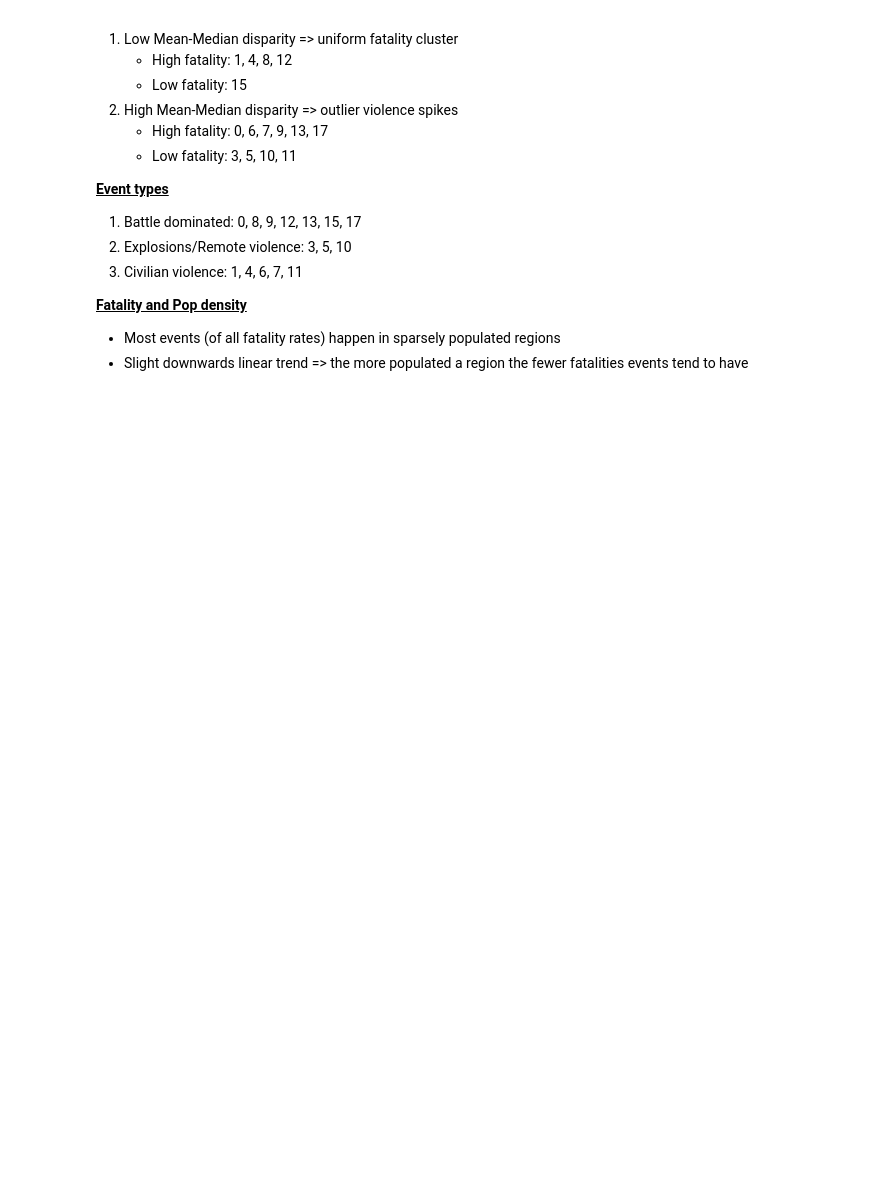
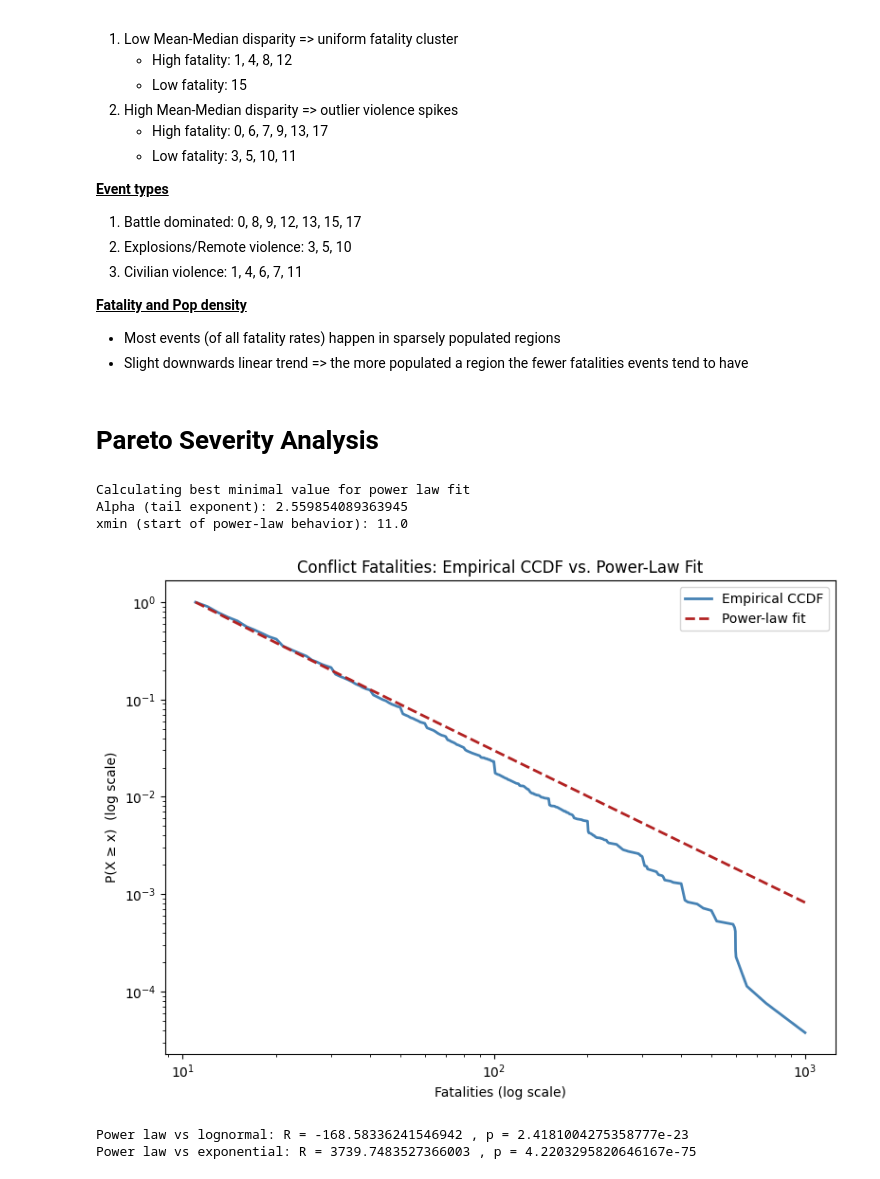
Before and after one commit to CoMa95/Armed-Conflict-Analytics, a Jupyter notebook: notebooks/04_clusterInsights_paretoFitting.ipynb, the cells around one changed output. Drawn from its saved outputs; the diff is of its cells as text; code cells hidden in the pictures; blank space fills up the shorter version.

Commit message:
Fit Pareto distribution.

```diff
--- a/notebooks/04_clusterInsights_paretoFitting.ipynb
+++ b/notebooks/04_clusterInsights_paretoFitting.ipynb
@@ -521,3 +523,57 @@ Smaller clusters (Clusters 16–47) represent rare, localized, or low-density co
 <ins>**Fatality and Pop density**</ins>
 - Most events (of all fatality rates) happen in sparsely populated regions
 - Slight downwards linear trend => the more populated a region the fewer fatalities events tend to have
+# %% [markdown]
+# Pareto Severity Analysis
+# %%
+# for the severity analysis, events with 0 fatalities will be excluded
+fatalities = df["fatalities"]
+fatalities = fatalities[fatalities > 0]
+# %%
+# fit the pareto / power-law model
+
+fit = powerlaw.Fit(fatalities, discrete=True)
+alpha = fit.power_law.alpha
+xmin  = fit.power_law.xmin
+
+print("Alpha (tail exponent):", alpha)
+print("xmin (start of power-law behavior):", xmin)
+# %% [output]
+Calculating best minimal value for power law fit
+Alpha (tail exponent): 2.559854089363945
+xmin (start of power-law behavior): 11.0
+# %%
+# create CCDF plots for empirical data and fitted power-law
+
+# create a single axis to superimpose both plots
+fig, ax = plt.subplots(figsize=(8,6))
+
+# plot empirical CCDF on this axis
+fit.plot_ccdf(ax=ax, color='steelblue', linewidth=2, label='Empirical CCDF')
+
+# plot fitted power-law CCDF on the same axis
+fit.power_law.plot_ccdf(ax=ax, color='firebrick', linestyle='--', linewidth=2, label='Power-law fit')
+
+# set to log scale
+ax.set_xscale('log')
+ax.set_yscale('log')
+
+# labels and title
+ax.set_xlabel("Fatalities (log scale)")
+ax.set_ylabel("P(X ≥ x)  (log scale)")
+ax.set_title("Conflict Fatalities: Empirical CCDF vs. Power-Law Fit")
+
+ax.legend()
+plt.tight_layout()
+plt.show()
+# %% [output]
+[figure, added]
+# %%
+R, p = fit.distribution_compare('power_law', 'lognormal')
+print("Power law vs lognormal: R =", R, ", p =", p)
+
+R2, p2 = fit.distribution_compare('power_law', 'exponential')
+print("Power law vs exponential: R =", R2, ", p =", p2)
+# %% [output]
+Power law vs lognormal: R = -168.58336241546942 , p = 2.4181004275358777e-23
+Power law vs exponential: R = 3739.7483527366003 , p = 4.2203295820646167e-75
```
Also changed, not shown: parts of 2 cells of this notebook, 1 other file.
